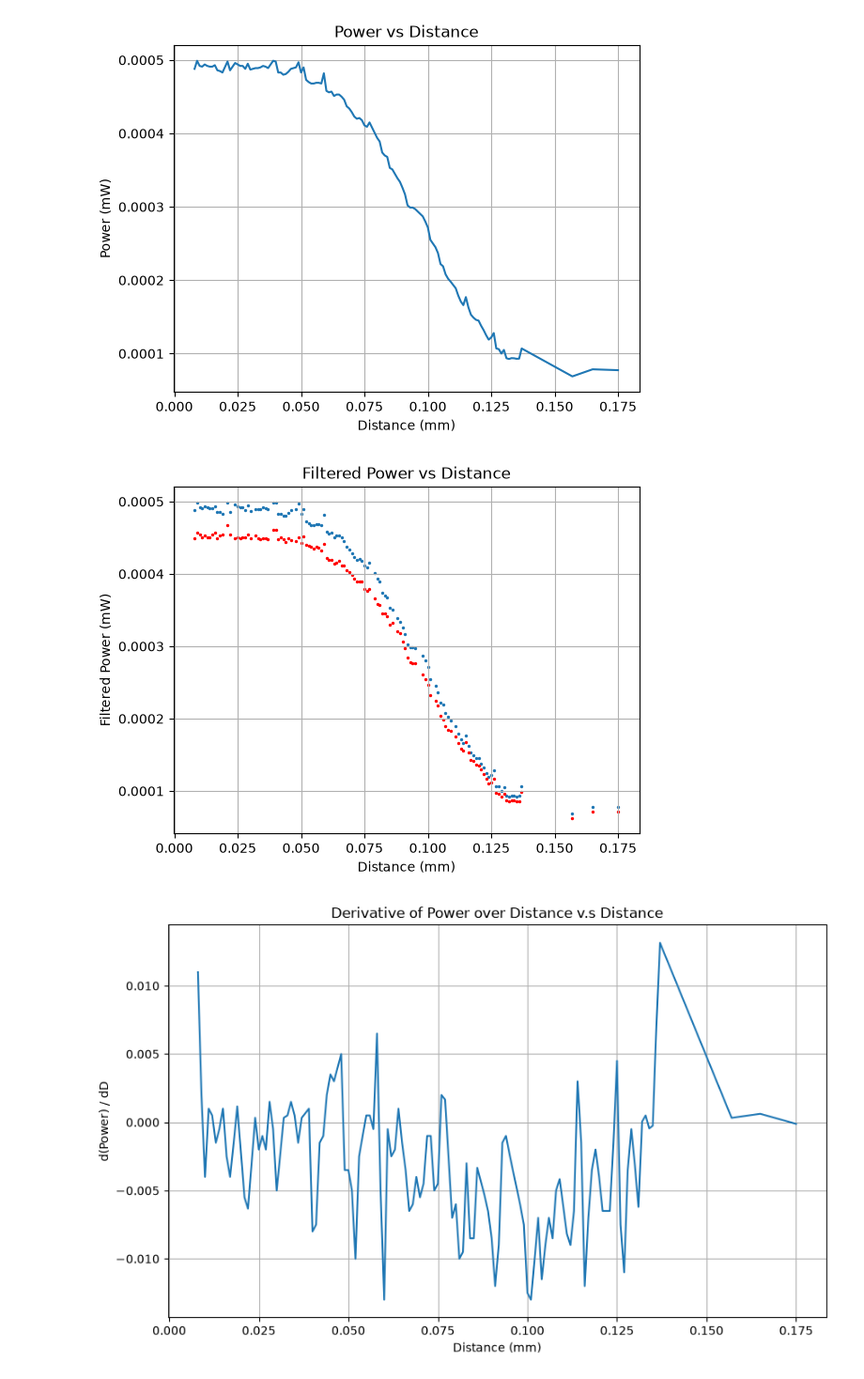
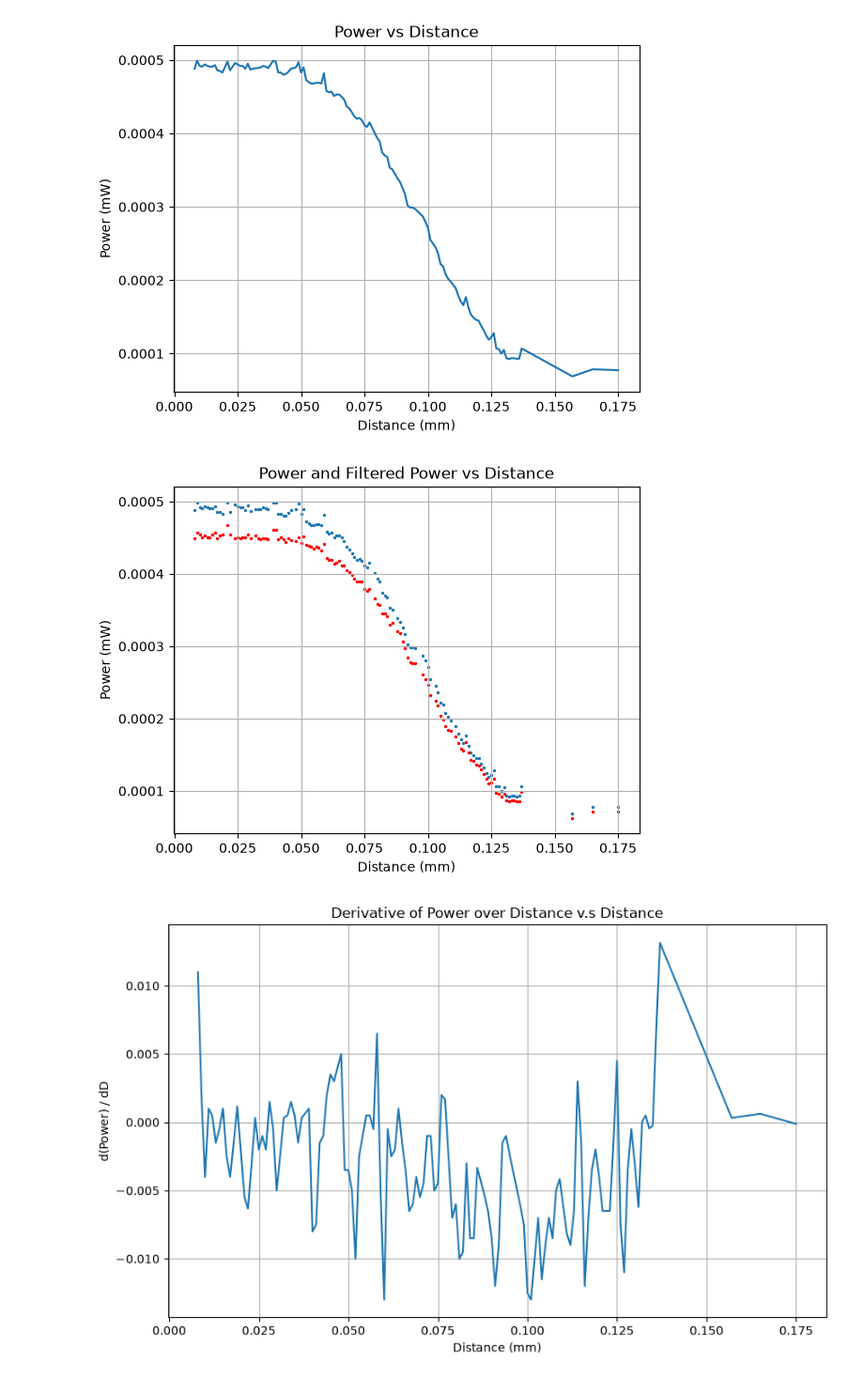
Before and after one commit to TyGuy-5/UAF-LiDaR, a Jupyter notebook: Lab_Work/razor_data_notebook.ipynb, the cells around one changed output. Shown at 94% size. Cells and saved outputs as stored; diff of their text form; code cells hidden in the pictures.

```diff
--- a/Lab_Work/razor_data_notebook.ipynb
+++ b/Lab_Work/razor_data_notebook.ipynb
@@ -523,21 +528,21 @@ plt.show()
 # %%
 plt.scatter(df3_clean['Distance (mm)'], df3_clean['Power (mW)'],s=2)
 
 plt.title('Power vs Distance')
 plt.xlabel('Distance (mm)')
 plt.ylabel('Power (mW)')
 plt.grid(True)
 
 plt.scatter(df3_clean['Distance (mm)'], df3_clean['Power (mW)  filtered'],s=2, color='red')
 
-plt.title('Filtered Power vs Distance')
+plt.title('Power and Filtered Power vs Distance')
 plt.xlabel('Distance (mm)')
-plt.ylabel('Filtered Power (mW)')
+plt.ylabel('Power (mW)')
 plt.grid(True)
 
 plt.show()
 # %% [output]
-[figure, old version]
+[figure, new version]
 # %%
 df3_clean = df3_clean.sort_values('Distance (mm)').reset_index(drop=True)
 
```
Also changed, not shown: parts of 8 cells of this notebook.
